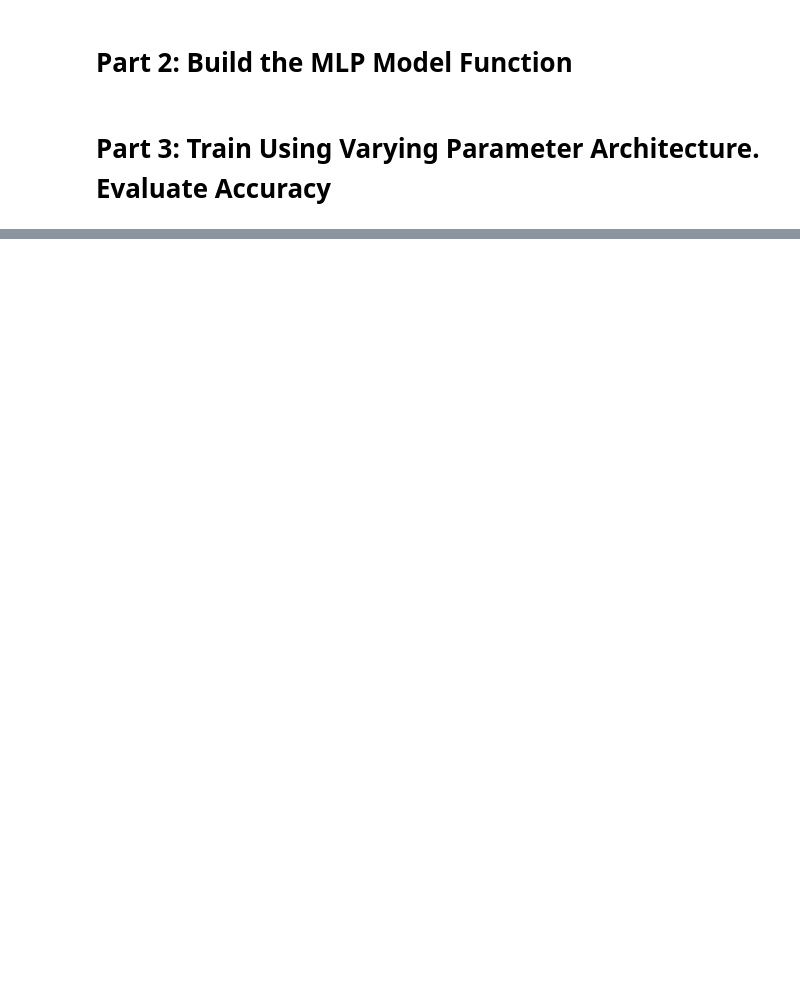
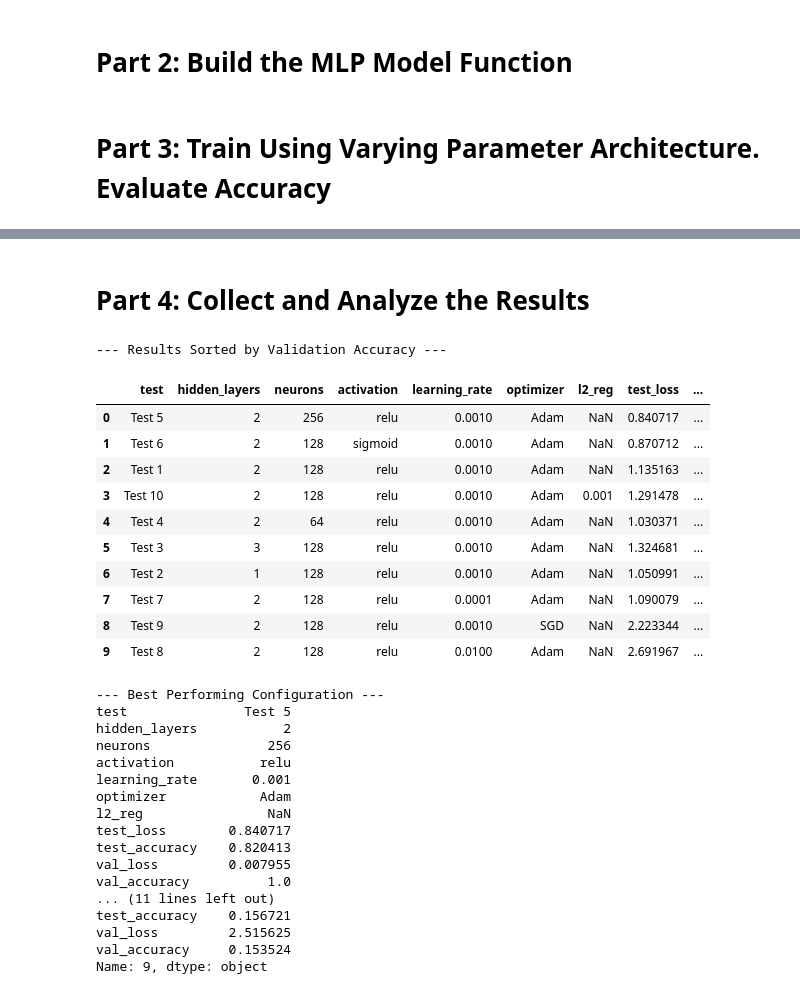
Before and after one commit to ghimirean/Mid-Course-Project, a Jupyter notebook: multi_layer_perceptron.ipynb, the cells around one changed output, grey strips where cells are left out. Saved outputs shown, nothing was run; the diff lists cells and outputs as text; code cells hidden in the pictures; blank space fills up the shorter version.

Commit message:
Add updated multi_layer_perceptron.ipynb
Contains the evaluated mlp model. Test 5 generally yields the best accuracy results & Test 8 generally yields the worst.

```diff
--- a/multi_layer_perceptron.ipynb
+++ b/multi_layer_perceptron.ipynb
@@ -98,0 +186,54 @@ def build_mlp_model(n_hidden_layers, n_neurons, activation, learning_rate, optim
+# %% [markdown]
+# **Part 4:** Collect and Analyze the Results
+# %%
+results_df = pd.DataFrame(results)
+
+results_df.insert(
+    0,
+    "test",
+    [f"Test {i + 1}" for i in range(len(results_df))]
+)
+
+# Sort by test accuracy to find the most accurate test configuration
+sorted_df = results_df.sort_values(by='val_accuracy', ascending=False).reset_index(drop=True)
+
+print("\n--- Results Sorted by Validation Accuracy ---")
+display(sorted_df)
+
+highest_acc = sorted_df.iloc[0]
+lowest_acc = sorted_df.iloc[-1]
+
+print("\n--- Best Performing Configuration ---")
+print(highest_acc)
+print("\n--- Worst Performing Configuration ---")
+print(lowest_acc)
+# %% [output]
+--- Results Sorted by Validation Accuracy ---
+|  | test | hidden_layers | neurons | activation | learning_rate | optimizer | l2_reg | test_loss | ... |
+| 0 | Test 5 | 2 | 256 | relu | 0.0010 | Adam | NaN | 0.840717 | ... |
+| 1 | Test 6 | 2 | 128 | sigmoid | 0.0010 | Adam | NaN | 0.870712 | ... |
+| 2 | Test 1 | 2 | 128 | relu | 0.0010 | Adam | NaN | 1.135163 | ... |
+| 3 | Test 10 | 2 | 128 | relu | 0.0010 | Adam | 0.001 | 1.291478 | ... |
+| 4 | Test 4 | 2 | 64 | relu | 0.0010 | Adam | NaN | 1.030371 | ... |
+| 5 | Test 3 | 3 | 128 | relu | 0.0010 | Adam | NaN | 1.324681 | ... |
+| 6 | Test 2 | 1 | 128 | relu | 0.0010 | Adam | NaN | 1.050991 | ... |
+| 7 | Test 7 | 2 | 128 | relu | 0.0001 | Adam | NaN | 1.090079 | ... |
+| 8 | Test 9 | 2 | 128 | relu | 0.0010 | SGD | NaN | 2.223344 | ... |
+| 9 | Test 8 | 2 | 128 | relu | 0.0100 | Adam | NaN | 2.691967 | ... |
+--- Best Performing Configuration ---
+test               Test 5
+hidden_layers           2
+neurons               256
+activation           relu
+learning_rate       0.001
+optimizer            Adam
+l2_reg                NaN
+test_loss        0.840717
+test_accuracy    0.820413
+val_loss         0.007955
+val_accuracy          1.0
+... (11 lines left out)
+test_accuracy    0.156721
+val_loss         2.515625
+val_accuracy     0.153524
+Name: 9, dtype: object
```
Also changed, not shown: parts of 3 cells of this notebook.
